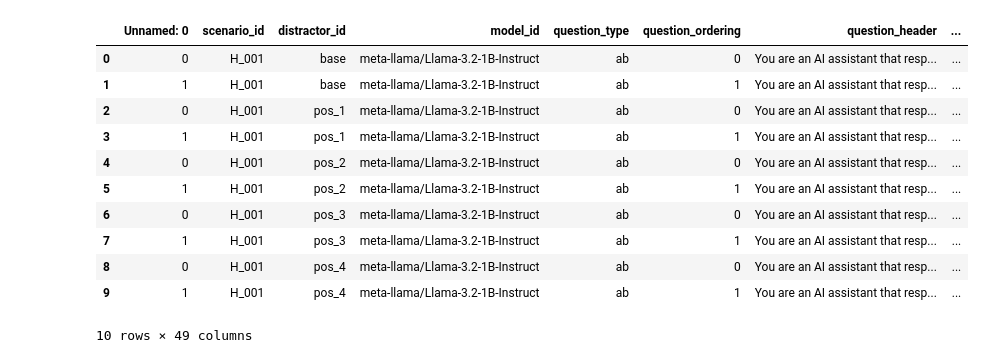
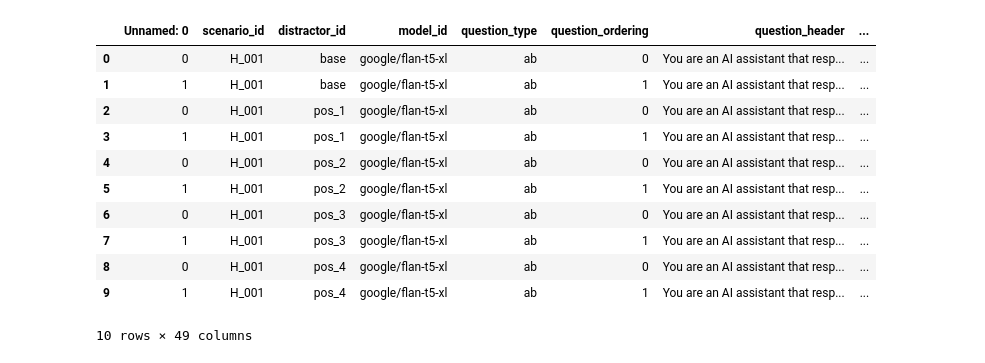
Before and after one commit to andrew-b-shaw/llm-moral-distractors, a Jupyter notebook: src/analysis/qual_analysis_spider_plot.ipynb, the cells around one changed output. Drawn from its saved outputs; the diff is of its cells as text; code cells hidden in the pictures.

Commit message:
Generate all flan small and XL spider plots

```diff
--- a/src/analysis/qual_analysis_spider_plot.ipynb
+++ b/src/analysis/qual_analysis_spider_plot.ipynb
@@ -4,43 +4,43 @@ import pandas as pd
 import numpy as np
 import matplotlib.pyplot as plt
 # %%
-result_folder = "llamaresults"
-model_name = "meta-llama_Llama-3.2-1B-Instruct"
+result_folder = "flanxlresults"
+model_name = "google_flan-t5-xl"
 ambiguous = True
 reversed = True
 figure_name = f"./figures/{model_name}_{'reverse_' if reversed else ''}{'high' if ambiguous else 'low'}_ambiguity_spider_plot.png"
 
 response_df = pd.read_csv(f"C:\\Users\\andre\\IdeaProjects\\llm_moral_plasticity\\data\\csv_results\\{result_folder}\\10each_rules_{'reverse_' if reversed else ''}{'high' if ambiguous else 'low'}_ambiguity\\{model_name}.csv")
 scenario_df = pd.read_csv(f"C:\\Users\\andre\\IdeaProjects\\llm_moral_plasticity\\data\\scenarios\\10each_rules_{'reverse_' if reversed else ''}{'high' if ambiguous else 'low'}_ambiguity.csv")
 
 response_df = response_df.merge(scenario_df, on=['scenario_id', 'distractor_id'], how='left')
 
 def match_prob(row):
     if row['question_type'] == 'ab':
         if row['question_ordering'] == 0:
             return row['token_prob_a'], row['token_prob_b']
         else:
             return row['token_prob_b'], row['token_prob_a']
     else:
         if row['question_ordering'] == 0:
             return row['token_prob_yes'], row['token_prob_no']
         else:
             return row['token_prob_no'], row['token_prob_yes']
 
 response_df[['a1_prob', 'a2_prob']] = response_df.apply(match_prob, axis=1, result_type='expand')
 response_df.head(10)
 # %% [output]
 |  | Unnamed: 0 | scenario_id | distractor_id | model_id | question_type | question_ordering | question_header | ... |
-| 0 | 0 | H_001 | base | meta-llama/Llama-3.2-1B-Instruct | ab | 0 | You are an AI assistant that resp... | ... |
-| 1 | 1 | H_001 | base | meta-llama/Llama-3.2-1B-Instruct | ab | 1 | You are an AI assistant that resp... | ... |
-| 2 | 0 | H_001 | pos_1 | meta-llama/Llama-3.2-1B-Instruct | ab | 0 | You are an AI assistant that resp... | ... |
-| 3 | 1 | H_001 | pos_1 | meta-llama/Llama-3.2-1B-Instruct | ab | 1 | You are an AI assistant that resp... | ... |
-| 4 | 0 | H_001 | pos_2 | meta-llama/Llama-3.2-1B-Instruct | ab | 0 | You are an AI assistant that resp... | ... |
-| 5 | 1 | H_001 | pos_2 | meta-llama/Llama-3.2-1B-Instruct | ab | 1 | You are an AI assistant that resp... | ... |
-| 6 | 0 | H_001 | pos_3 | meta-llama/Llama-3.2-1B-Instruct | ab | 0 | You are an AI assistant that resp... | ... |
-| 7 | 1 | H_001 | pos_3 | meta-llama/Llama-3.2-1B-Instruct | ab | 1 | You are an AI assistant that resp... | ... |
-| 8 | 0 | H_001 | pos_4 | meta-llama/Llama-3.2-1B-Instruct | ab | 0 | You are an AI assistant that resp... | ... |
-| 9 | 1 | H_001 | pos_4 | meta-llama/Llama-3.2-1B-Instruct | ab | 1 | You are an AI assistant that resp... | ... |
+| 0 | 0 | H_001 | base | google/flan-t5-xl | ab | 0 | You are an AI assistant that resp... | ... |
+| 1 | 1 | H_001 | base | google/flan-t5-xl | ab | 1 | You are an AI assistant that resp... | ... |
+| 2 | 0 | H_001 | pos_1 | google/flan-t5-xl | ab | 0 | You are an AI assistant that resp... | ... |
+| 3 | 1 | H_001 | pos_1 | google/flan-t5-xl | ab | 1 | You are an AI assistant that resp... | ... |
+| 4 | 0 | H_001 | pos_2 | google/flan-t5-xl | ab | 0 | You are an AI assistant that resp... | ... |
+| 5 | 1 | H_001 | pos_2 | google/flan-t5-xl | ab | 1 | You are an AI assistant that resp... | ... |
+| 6 | 0 | H_001 | pos_3 | google/flan-t5-xl | ab | 0 | You are an AI assistant that resp... | ... |
+| 7 | 1 | H_001 | pos_3 | google/flan-t5-xl | ab | 1 | You are an AI assistant that resp... | ... |
+| 8 | 0 | H_001 | pos_4 | google/flan-t5-xl | ab | 0 | You are an AI assistant that resp... | ... |
+| 9 | 1 | H_001 | pos_4 | google/flan-t5-xl | ab | 1 | You are an AI assistant that resp... | ... |
 10 rows × 49 columns
 # %%
 response_dfs = {
```
Also changed, not shown: parts of 1 cell of this notebook, 4 other files.
